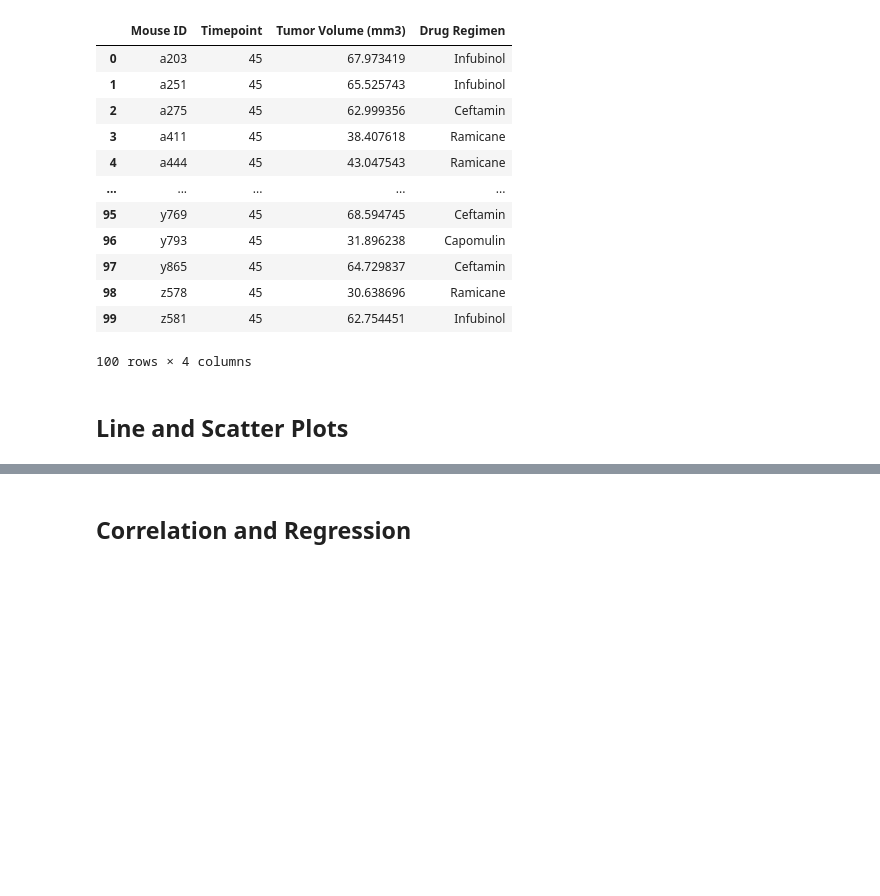
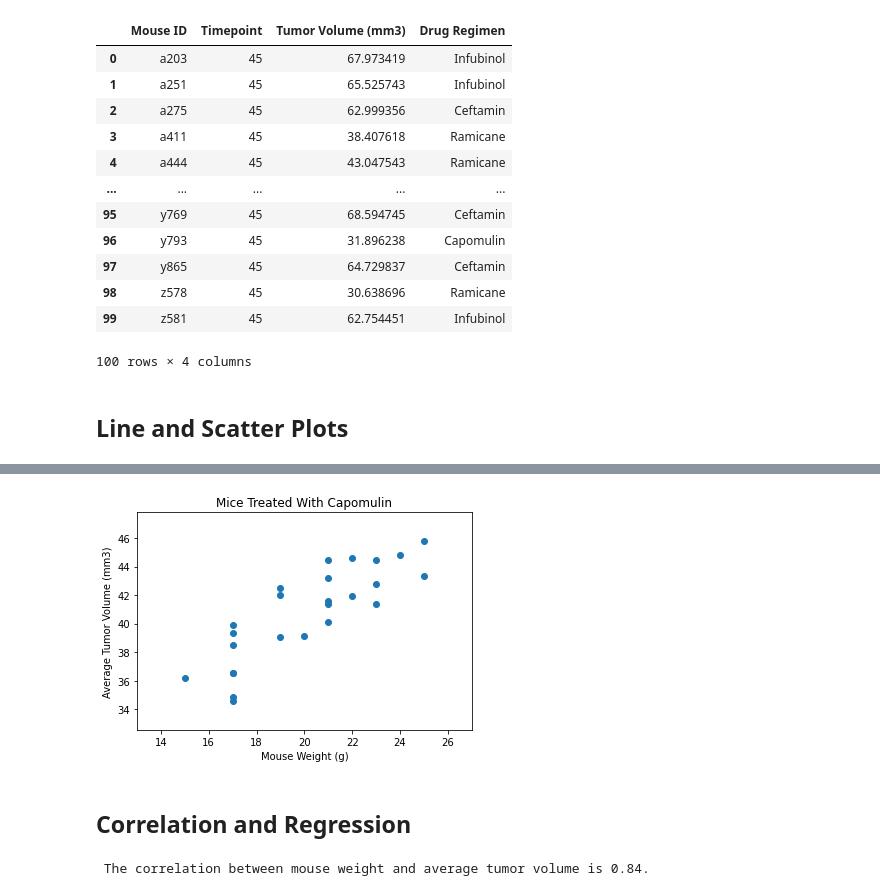
Before and after one commit to LaurenGT/pymaceuticals_analysis, a Jupyter notebook: pymaceuticals_starter.ipynb, the cells around one changed output, grey strips where cells are left out. Cells and saved outputs as stored; diff of their text form; code cells hidden in the pictures; blank space fills up the shorter version.

```diff
--- a/pymaceuticals_starter.ipynb
+++ b/pymaceuticals_starter.ipynb
@@ -300,5 +336,21 @@ upperb = upperq + (1.5*iqr)
+# %%
+x_axis_ave = cap_reg["Weight (g)"]
+y_axis_ave = cap_reg["Tumor Volume (mm3)"]
+plt.scatter(x_axis_ave, y_axis_ave)
+plt.ylim(min(y_axis_ave)-2,max(y_axis_ave)+2)
+plt.xlim(min(x_axis_ave)-2, max(x_axis_ave)+2)
+plt.title("Mice Treated With Capomulin")
+plt.xlabel("Mouse Weight (g)")
+plt.ylabel("Average Tumor Volume (mm3)")
+plt.show()
+# %% [output]
+[figure, added]
 # %% [markdown]
 ## Correlation and Regression
 # %%
 # Calculate the correlation coefficient and linear regression model
 # for mouse weight and average tumor volume for the Capomulin regimen
+correlation = st.pearsonr(x_axis_ave, y_axis_ave)
+print(f" The correlation between mouse weight and average tumor volume is {round(correlation[0],2)}.")
+# %% [output]
+ The correlation between mouse weight and average tumor volume is 0.84.
```
Also changed, not shown: parts of 3 cells of this notebook.
